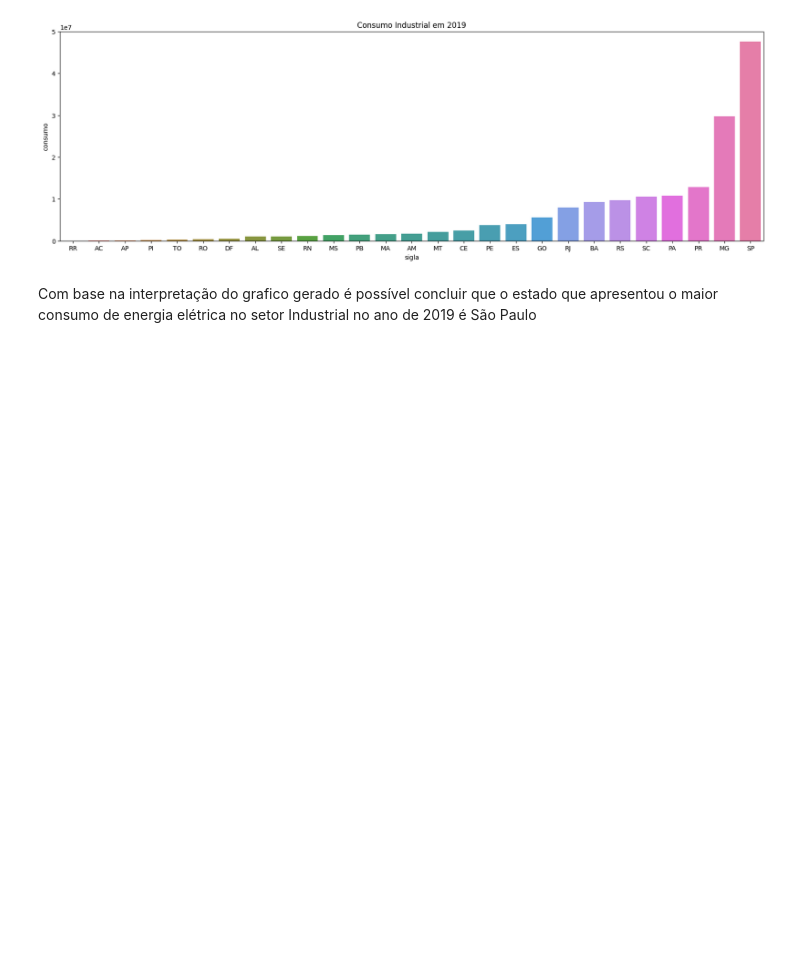
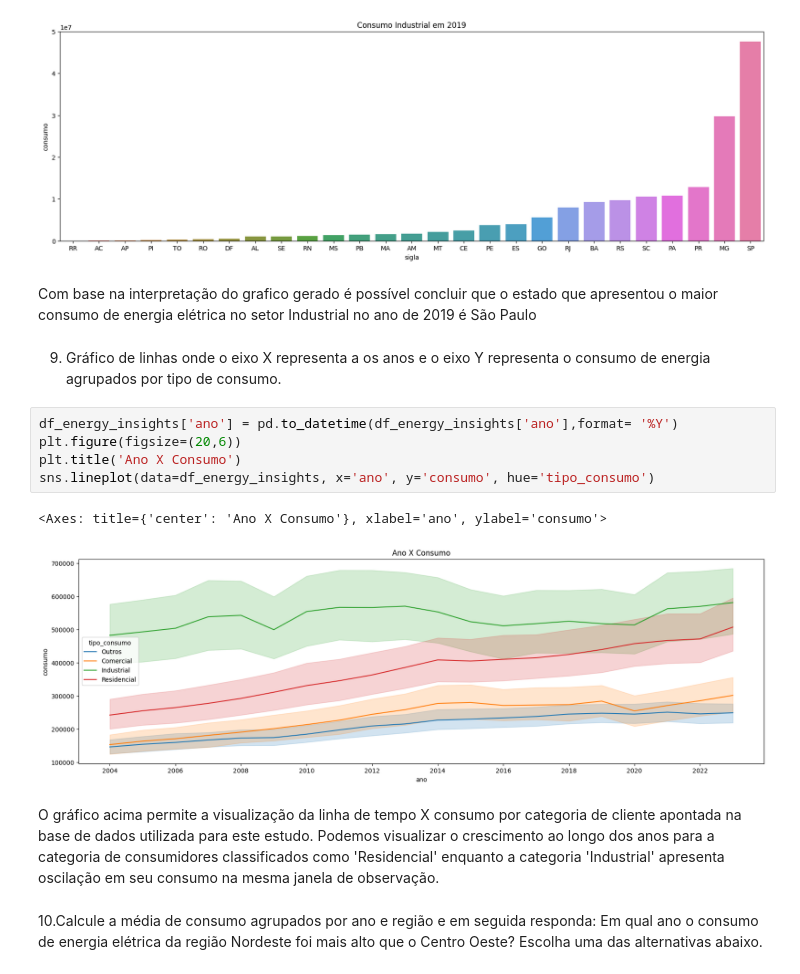
Before and after one commit to davi873/AI_energy_analysis_py, a Jupyter notebook: notebooks/insights.ipynb, the cells around one changed output. Cells and saved outputs as stored; diff of their text form; blank space fills up the shorter version.

```diff
--- a/notebooks/insights.ipynb
+++ b/notebooks/insights.ipynb
@@ -100,3 +204,18 @@ sns.barplot(data=industrial_2019_data.to_frame(), x='sigla', y='consumo', hue='s
 [figure]
 # %% [markdown]
 Com base na interpretação do grafico gerado é possível concluir que o estado que apresentou o maior consumo de energia elétrica no setor Industrial no ano de 2019 é São Paulo
+# %% [markdown]
+9. Gráfico de linhas onde o eixo X representa a os anos e o eixo Y representa o consumo de energia agrupados por tipo de consumo.
+# %%
+df_energy_insights['ano'] = pd.to_datetime(df_energy_insights['ano'],format= '%Y')
+plt.figure(figsize=(20,6))
+plt.title('Ano X Consumo')
+sns.lineplot(data=df_energy_insights, x='ano', y='consumo', hue='tipo_consumo')
+# %% [output]
+<Axes: title={'center': 'Ano X Consumo'}, xlabel='ano', ylabel='consumo'>
+[figure, added]
+# %% [markdown]
+O gráfico acima permite a visualização da linha de tempo X consumo por categoria de cliente apontada na base de dados utilizada para este estudo.
+Podemos visualizar o crescimento ao longo dos anos para a categoria de consumidores classificados como 'Residencial' enquanto a categoria 'Industrial' apresenta oscilação em seu consumo na mesma janela de observação.
+# %% [markdown]
+10.Calcule a média de consumo agrupados por ano e região e em seguida responda: Em qual ano o consumo de energia elétrica da região Nordeste foi mais alto que o Centro Oeste? Escolha uma das alternativas abaixo.
```
Also changed, not shown: parts of 16 cells of this notebook.
